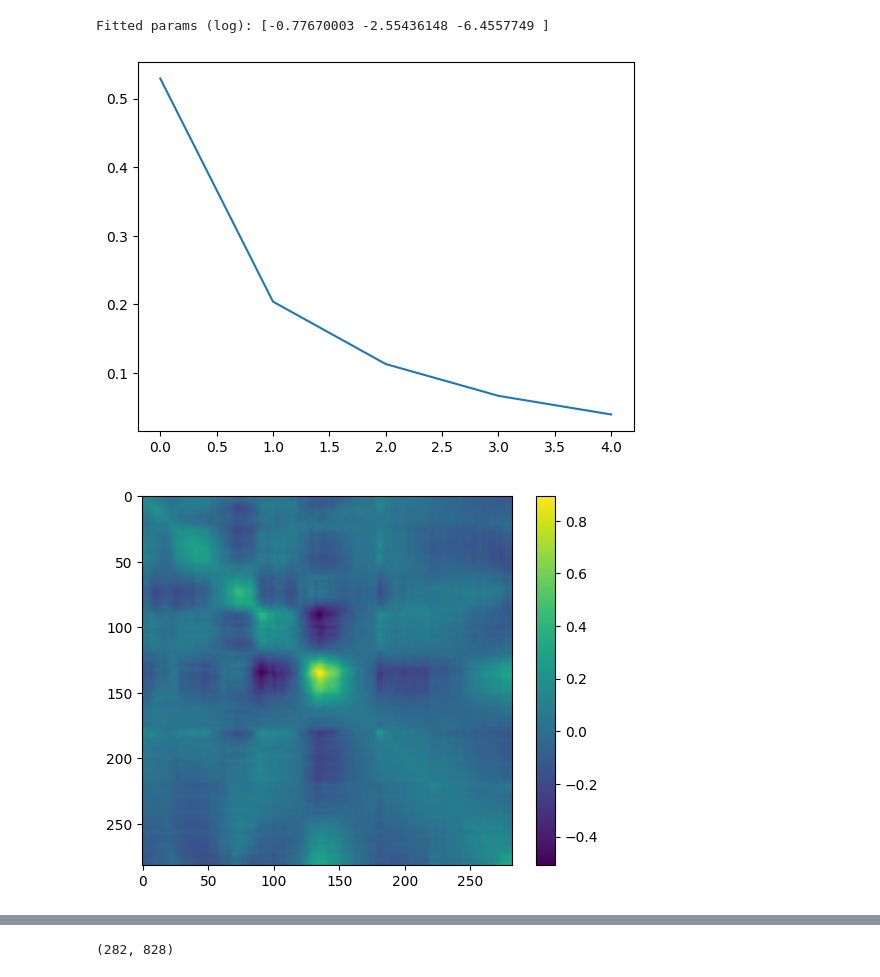
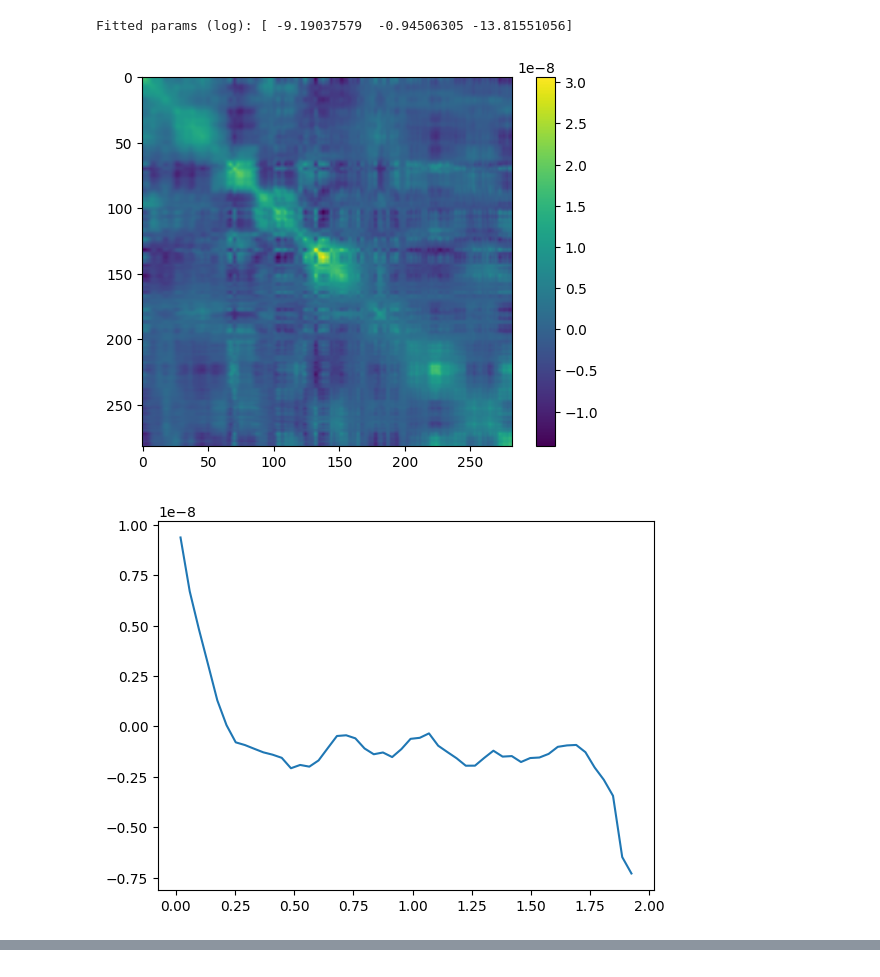
Before and after one commit to jcottaar/ariel2, a Jupyter notebook: analysis/explore_spectra.ipynb, the cells around one changed output, grey strips where cells are left out. Cells and saved outputs as stored; diff of their text form; code cells hidden in the pictures.

```diff
--- a/analysis/explore_spectra.ipynb
+++ b/analysis/explore_spectra.ipynb
@@ -59,15 +68,0 @@ Text(0, 0.5, 'Std of transit depth')
-# %%
-from sklearn.decomposition import PCA
-import numpy as np
-
-N=1
-
-pca = PCA()
-pca.fit((data-np.mean(data,0)).T)
-components = pca.components_          # Principal directions (eigenvectors)
-explained_variance = 1-np.cumsum(pca.explained_variance_ratio_)  # Variance explained by each PC
-
-plt.figure()
-plt.plot(wavelengths,components[:5,:].T);
-plt.figure()
-plt.plot(explained_variance[:20])
@@ -184,41 +228,42 @@ def estimate_kernel(x, Y, nbins=50, min_per_bin=20, smooth_s=None, enforce_psd=T
 
     return K_np, kfun, K_emp
 # %%
+#from sklearn.decomposition import PCA import numpy as np
+# x=kgs.wavelengths[1:]
+# dat = data_norm
+# Y=(dat-np.mean(dat,0)).T
+# Y=Y-np.mean(Y,1)[:,None]
 
-x=kgs.wavelengths[1:]
-dat = data_norm
-Y=(dat-np.mean(dat,0)).T
-Y=Y-np.mean(Y,1)[:,None]
+# pca = PCA(n_components=5)
+# pca.fit(Y.T)
+# components = pca.components_          # Principal directions (eigenvectors)
+# explained_variance = 1-np.cumsum(pca.explained_variance_ratio_)  # Variance explained by each PC
 
-pca = PCA(n_components=5)
-pca.fit(Y.T)
-components = pca.components_          # Principal directions (eigenvectors)
-explained_variance = 1-np.cumsum(pca.explained_variance_ratio_)  # Variance explained by each PC
+# plt.figure()
+# plt.plot(explained_variance)
 
-plt.figure()
-plt.plot(explained_variance)
+# ii=2
+# scores = pca.transform(Y.T)[:, :ii]             # (n_samples, ii)
+# recon = scores @ pca.components_[:ii, :]      # (n_samples, 64)
+# recon += pca.mean_
 
-ii=2
-scores = pca.transform(Y.T)[:, :ii]             # (n_samples, ii)
-recon = scores @ pca.components_[:ii, :]      # (n_samples, 64)
-recon += pca.mean_
-
-Y = Y-recon.T
+x= wavelengths[1:]
+Y = data_rescaled[1:,:].T
 
 # x: shape (M,), Y: shape (N,M)
 K_np, kfun, K_emp = estimate_kernel(x, Y)
 
 # Evaluate kernel at any lag r>=0:
 r_test = np.linspace(0, (x.max()-x.min()), 200)
 k_vals = kfun(r_test)
 
 plt.figure()
 plt.plot(r_test,k_vals)
 
 # # (Optional) fit a parametric kernel to the empirical covariance:
 res = fit_parametric_from_cov(x, K_emp, family='matern32', nugget=True)
 print("Fitted params (log):", res.x)
 # %% [output]
-Fitted params (log): [-0.77670003 -2.55436148 -6.4557749 ]
+Fitted params (log): [ -9.19037579  -0.94506305 -13.81551056]
-[figure, old version]
+[figure, new version]
-[figure, old version]
+[figure, new version]
@@ -229,4 +272,0 @@ Fitted params (log): [-0.77670003 -2.55436148 -6.4557749 ]
-# %%
-data_norm.shape
-# %% [output]
-(282, 828)
```
Also changed, not shown: parts of 18 cells of this notebook, 7 other files.
